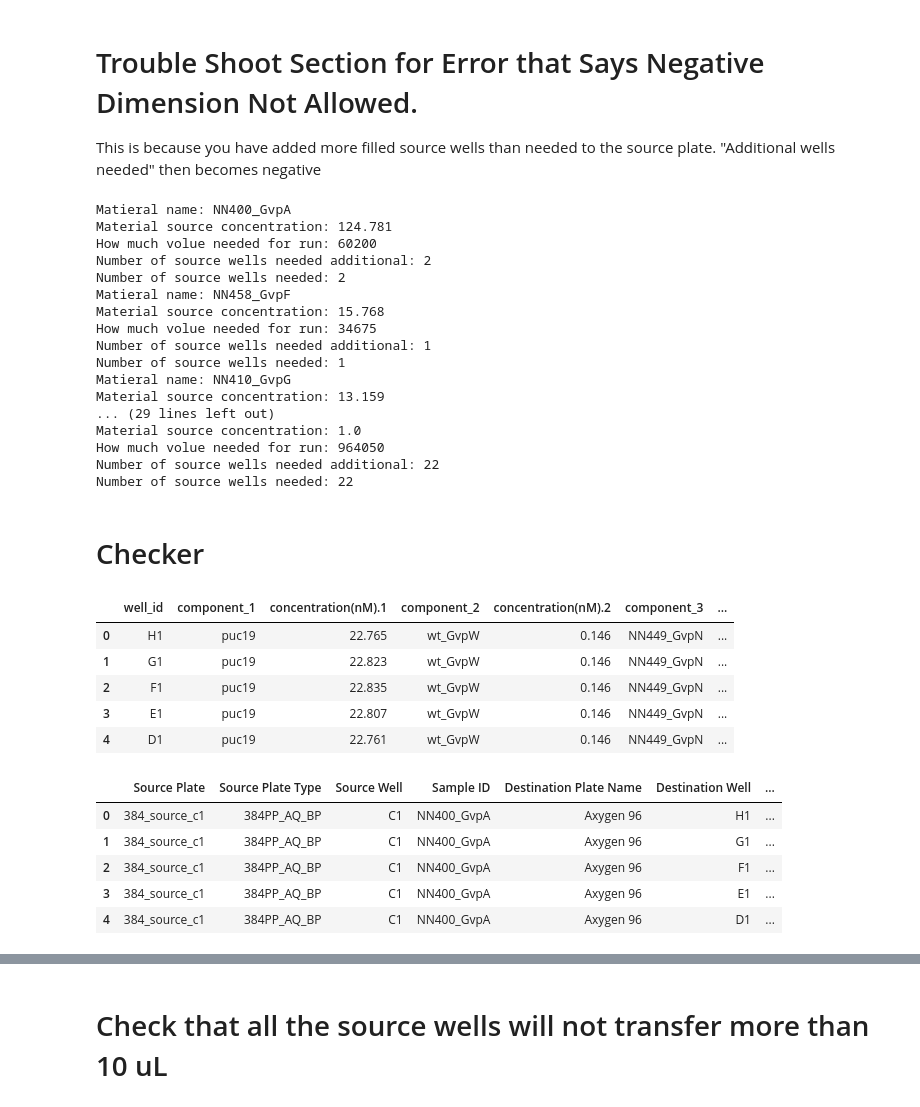
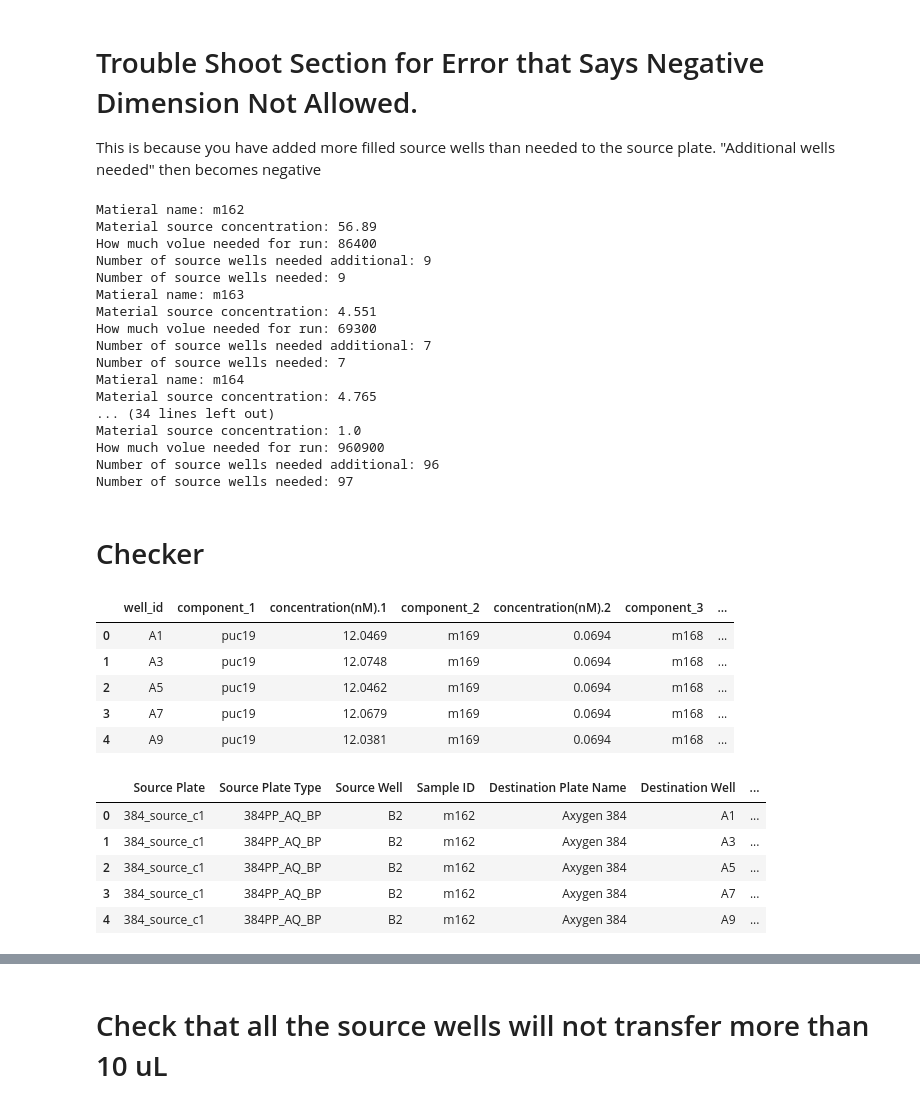
Before and after one commit to shapiro-lab/MurrayLabTools_IshaanFork, a Jupyter notebook: examples/20250801_ID_384/Aug_22_2025_ID_Run.ipynb, the cells around one changed output, grey strips where cells are left out. Saved outputs shown, nothing was run; the diff lists cells and outputs as text; code cells hidden in the pictures.

```diff
--- a/examples/20250801_ID_384/Aug_22_2025_ID_Run.ipynb
+++ b/examples/20250801_ID_384/Aug_22_2025_ID_Run.ipynb
@@ -227,9 +321,9 @@ for mat_name in assoc_echo_calculator.material_dict:
         tot_available_vol = mat.plate.get_available_material(mat)
         volume_additional = echo_volume-tot_available_vol
         print("How much volue needed for run: " + str(echo_volume))
-        n_source_wells = math.ceil(float(volume_additional) /  44000)
+        n_source_wells = math.ceil(float(volume_additional) /  10000)
         print("Number of source wells needed additional: " + str(n_source_wells))
-        print("Number of source wells needed: " + str(math.ceil(float(echo_volume) /  44000)))
+        print("Number of source wells needed: " + str(math.ceil(float(echo_volume) /  10000)))
         #wells_to_fill = mat.plate.request_source_wells(mat)
 
 
@@ -242,49 +336,49 @@ for mat_name in assoc_echo_calculator.material_dict:
 
 #assoc_echo_calculator.material_dict['m163'].concentration
 # %% [output]
-Matieral name: NN400_GvpA
-Material source concentration: 124.781
-How much volue needed for run: 60200
-Number of source wells needed additional: 2
-Number of source wells needed: 2
-Matieral name: NN458_GvpF
-Material source concentration: 15.768
-How much volue needed for run: 34675
-Number of source wells needed additional: 1
-Number of source wells needed: 1
-Matieral name: NN410_GvpG
-Material source concentration: 13.159
-... (29 lines left out)
+Matieral name: m162
+Material source concentration: 56.89
+How much volue needed for run: 86400
+Number of source wells needed additional: 9
+Number of source wells needed: 9
+Matieral name: m163
+Material source concentration: 4.551
+How much volue needed for run: 69300
+Number of source wells needed additional: 7
+Number of source wells needed: 7
+Matieral name: m164
+Material source concentration: 4.765
+... (34 lines left out)
 Material source concentration: 1.0
-How much volue needed for run: 964050
-Number of source wells needed additional: 22
-Number of source wells needed: 22
+How much volue needed for run: 960900
+Number of source wells needed additional: 96
+Number of source wells needed: 97
 # %% [markdown]
 # Checker
 # %%
 import pandas as pd
 
-final_association = pd.read_csv("/resnick/groups/shapirolab/idev/packages/MurrayLabTools_IshaanFork/ishaan_runs/20250819_nivin_first_run/inputs/Nivin_96w_association.csv")
-output_association = pd.read_csv("/resnick/groups/shapirolab/idev/packages/MurrayLabTools_IshaanFork/ishaan_runs/20250819_nivin_first_run/outputs/nivin_08192025_echo_picklist.csv_EchoInput.csv")
+final_association = pd.read_csv(os.path.join(INPUT_DIR, "ID_384w_association.csv"))
+output_association = pd.read_csv("/resnick/groups/shapirolab/idev/packages/MurrayLabTools_IshaanFork/examples/20250801_ID_384/outputs/ID_082825_echo_picklist.csv_EchoInput.csv")
 
 
 display(final_association.head())
 display(output_association.head())
 
-volume_final = 15000.00
+volume_final = 5000.00
 # %% [output]
 |  | well_id | component_1 | concentration(nM).1 | component_2 | concentration(nM).2 | component_3 | ... |
-| 0 | H1 | puc19 | 22.765 | wt_GvpW | 0.146 | NN449_GvpN | ... |
-| 1 | G1 | puc19 | 22.823 | wt_GvpW | 0.146 | NN449_GvpN | ... |
-| 2 | F1 | puc19 | 22.835 | wt_GvpW | 0.146 | NN449_GvpN | ... |
-| 3 | E1 | puc19 | 22.807 | wt_GvpW | 0.146 | NN449_GvpN | ... |
-| 4 | D1 | puc19 | 22.761 | wt_GvpW | 0.146 | NN449_GvpN | ... |
+| 0 | A1 | puc19 | 12.0469 | m169 | 0.0694 | m168 | ... |
+| 1 | A3 | puc19 | 12.0748 | m169 | 0.0694 | m168 | ... |
+| 2 | A5 | puc19 | 12.0462 | m169 | 0.0694 | m168 | ... |
+| 3 | A7 | puc19 | 12.0679 | m169 | 0.0694 | m168 | ... |
+| 4 | A9 | puc19 | 12.0381 | m169 | 0.0694 | m168 | ... |
 |  | Source Plate | Source Plate Type | Source Well | Sample ID | Destination Plate Name | Destination Well | ... |
-| 0 | 384_source_c1 | 384PP_AQ_BP | C1 | NN400_GvpA | Axygen 96 | H1 | ... |
-| 1 | 384_source_c1 | 384PP_AQ_BP | C1 | NN400_GvpA | Axygen 96 | G1 | ... |
-| 2 | 384_source_c1 | 384PP_AQ_BP | C1 | NN400_GvpA | Axygen 96 | F1 | ... |
-| 3 | 384_source_c1 | 384PP_AQ_BP | C1 | NN400_GvpA | Axygen 96 | E1 | ... |
-| 4 | 384_source_c1 | 384PP_AQ_BP | C1 | NN400_GvpA | Axygen 96 | D1 | ... |
+| 0 | 384_source_c1 | 384PP_AQ_BP | B2 | m162 | Axygen 384 | A1 | ... |
+| 1 | 384_source_c1 | 384PP_AQ_BP | B2 | m162 | Axygen 384 | A3 | ... |
+| 2 | 384_source_c1 | 384PP_AQ_BP | B2 | m162 | Axygen 384 | A5 | ... |
+| 3 | 384_source_c1 | 384PP_AQ_BP | B2 | m162 | Axygen 384 | A7 | ... |
+| 4 | 384_source_c1 | 384PP_AQ_BP | B2 | m162 | Axygen 384 | A9 | ... |
 # %%
 echo_df = output_association.copy()
 echo_df = echo_df[echo_df["Sample ID"] != "water"]
```
Also changed, not shown: parts of 20 cells of this notebook, 30 other files.
